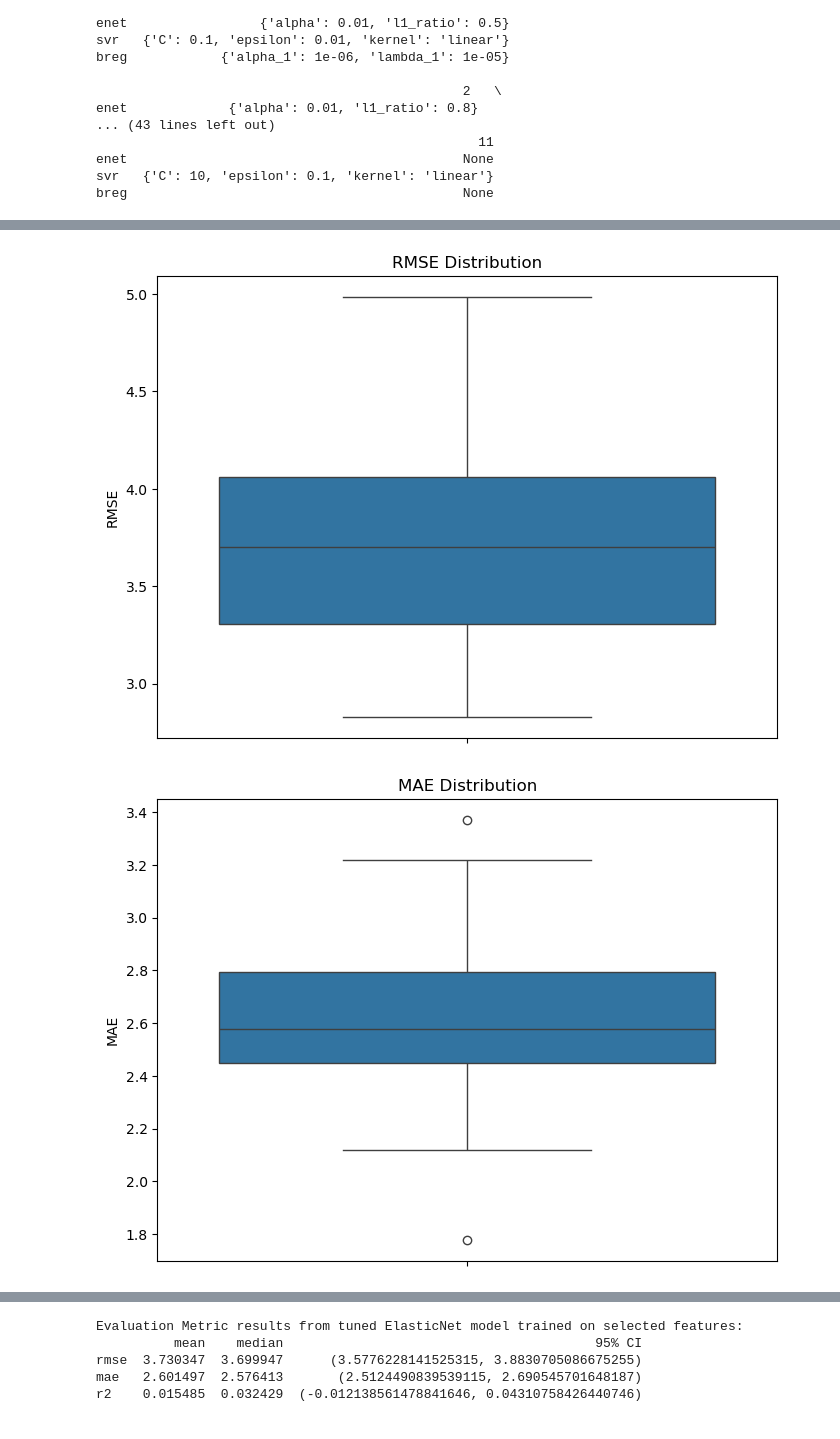
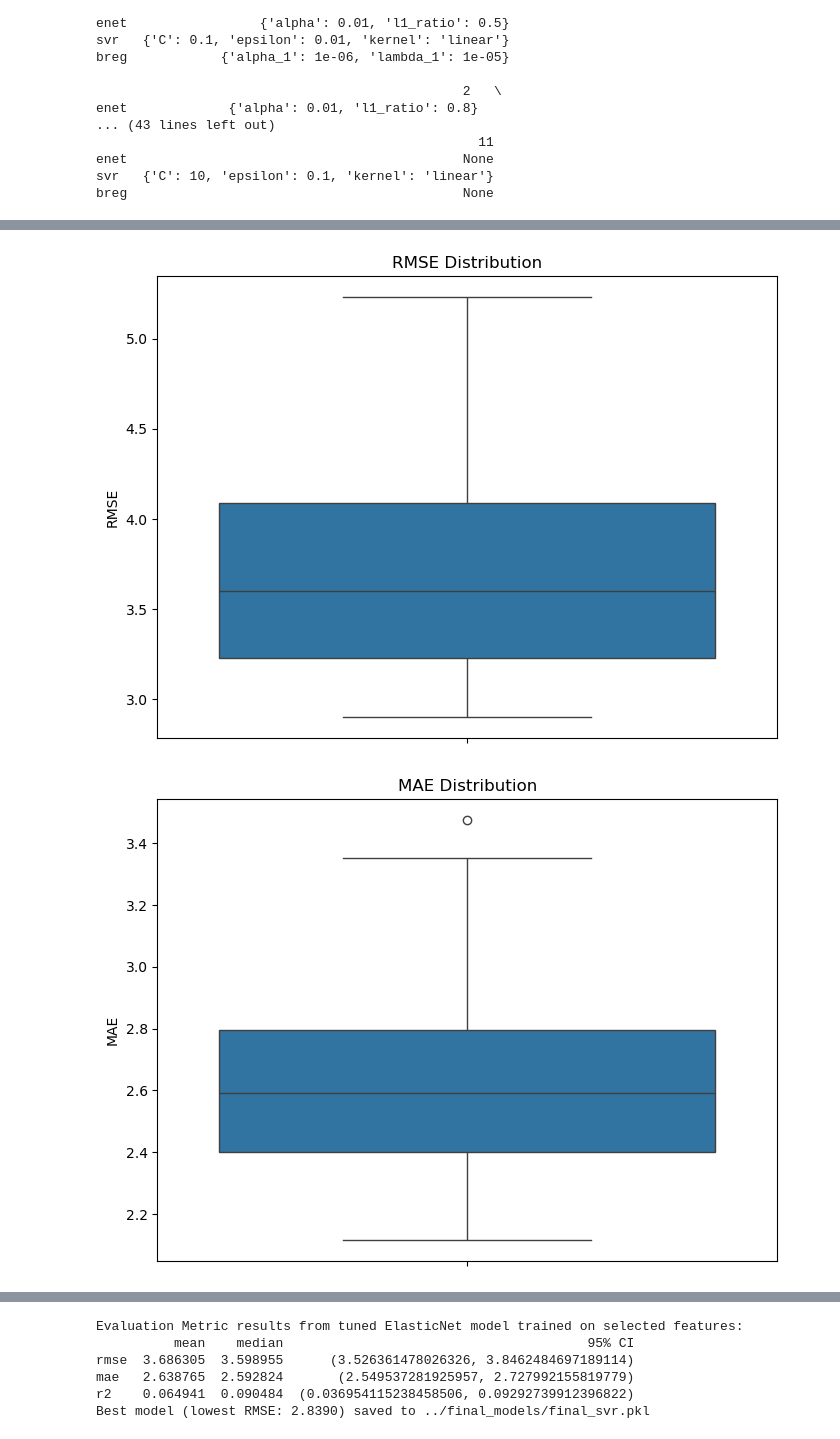
Before and after one commit to smertzani444/Assignment-1, a Jupyter notebook: models/model_analysis.ipynb, the cells around one changed output, grey strips where cells are left out. Cells and saved outputs as stored; diff of their text form; code cells hidden in the pictures.

```diff
--- a/models/model_analysis.ipynb
+++ b/models/model_analysis.ipynb
@@ -195,2 +166,14 @@ r2    0.036616  0.097100  (-0.054665696310360314, 0.1278973213053773)
 # %% [markdown]
 ## Feature Selection, No Model-Tuning
+# %%
+X, y = method.separate_features_target(dev_reduced_df, target='BMI', columns_to_remove=['Sex', 'Host age'])
+selected_features, correlations=method.select_features(X, y, threshold=0.08)
+print(selected_features)
+
+X_selected=X[selected_features]
+print(X_selected)
+
+selected_feature_names = X_selected.columns.tolist()
+target = 'BMI'
+dev_selected_df = dev_reduced_df[selected_feature_names + [target]]
+print(dev_selected_df)
@@ -352,2 +352,0 @@ print(best_results['breg'])
-# %%
-enet_rmse=method.train_tuned_model(ElasticNet(alpha=0.1, l1_ratio=0.2), X, y, scale=True)
@@ -355,0 +353,4 @@ NameError: name 'X' is not defined
+# %%
+enet_rmse=method.train_tuned_model(ElasticNet(l1_ratio=0.2), X, y, scale=True)
+svr_rmse=method.train_tuned_model(SVR(C=1, epsilon=0.01, kernel='linear'), X, y, scale=True)
+breg_rmse=method.train_tuned_model(BayesianRidge(lambda_1=1e-05), X, y, scale=True)
@@ -359,20 +364,20 @@ val_selected_df=method.align_evaluation_set(dev_selected_df, val_reduced_df)
 X, y = method.separate_features_target(val_selected_df, target='BMI', columns_to_remove=None)
 print(X)
 
-# model_instance-> ElasticNet with default parameters and no feauture selection
-enet_results= method.evaluate_model(ElasticNet(alpha=0.1, l1_ratio=0.2), X, y, runs=50, test_size=0.2, save_path=None)
+# model_instance-> ElasticNet tuned and trained on selected features
+enet_results= method.evaluate_model(ElasticNet(l1_ratio=0.2), X, y, runs=50, test_size=0.3, save_path="../final_models/final_enet.pkl")
 fs_and_t_enet_df_summary = pd.DataFrame.from_dict(enet_results, orient='index')
 print('Evaluation Metric results from tuned ElasticNet model trained on selected features:')
 print(fs_and_t_enet_df_summary)
 
-# model_instance-> SVR with default parameters and no feauture selection
-svr_results= method.evaluate_model(SVR(C=10, epsilon=0.01, kernel='linear'), X, y, runs=50, test_size=0.2, save_path=None)
+# model_instance-> SVR tuned and trained on selected features
+svr_results= method.evaluate_model(SVR(C=10, epsilon=0.01), X, y, runs=50, test_size=0.3, save_path="../final_models/final_svr.pkl")
 fs_and_t_svr_df_summary = pd.DataFrame.from_dict(svr_results, orient='index')
 print('Evaluation Metric results from tuned SVR model trained on selected features:')
 print(fs_and_t_svr_df_summary)
 
-# model_instance-> SVR with default parameters and no feauture selection
-breg_results= method.evaluate_model(BayesianRidge(lambda_1=1e-05), X, y, runs=50, test_size=0.2, save_path=None)
+# model_instance-> BayesianRidge tuned and trained on selected features
+breg_results= method.evaluate_model(BayesianRidge(lambda_1=1e-05), X, y, runs=50, test_size=0.3, save_path="../final_models/final_breg.pkl")
 fs_and_t_breg_df_summary = pd.DataFrame.from_dict(breg_results, orient='index')
 print('Evaluation Metric results from tuned BayesianRidge model trained on selected features:')
 print(fs_and_t_breg_df_summary)
@@ -397,2 +402,2 @@ Evaluation dataset was aligned to development feature set.
-[figure, old version]
+[figure, new version]
-[figure, old version]
+[figure, new version]
@@ -400,5 +405,6 @@ Evaluation dataset was aligned to development feature set.
 Evaluation Metric results from tuned ElasticNet model trained on selected features:
-          mean    median                                        95% CI
-rmse  3.730347  3.699947      (3.5776228141525315, 3.8830705086675255)
-mae   2.601497  2.576413       (2.5124490839539115, 2.690545701648187)
-r2    0.015485  0.032429  (-0.012138561478841646, 0.04310758426440746)
+          mean    median                                       95% CI
+rmse  3.686305  3.598955      (3.526361478026326, 3.8462484697189114)
+mae   2.638765  2.592824       (2.549537281925957, 2.727992155819779)
+r2    0.064941  0.090484  (0.036954115238458506, 0.09292739912396822)
+Best model (lowest RMSE: 2.8390) saved to ../final_models/final_svr.pkl
```
Also changed, not shown: parts of 9 cells of this notebook, 5 other files.
